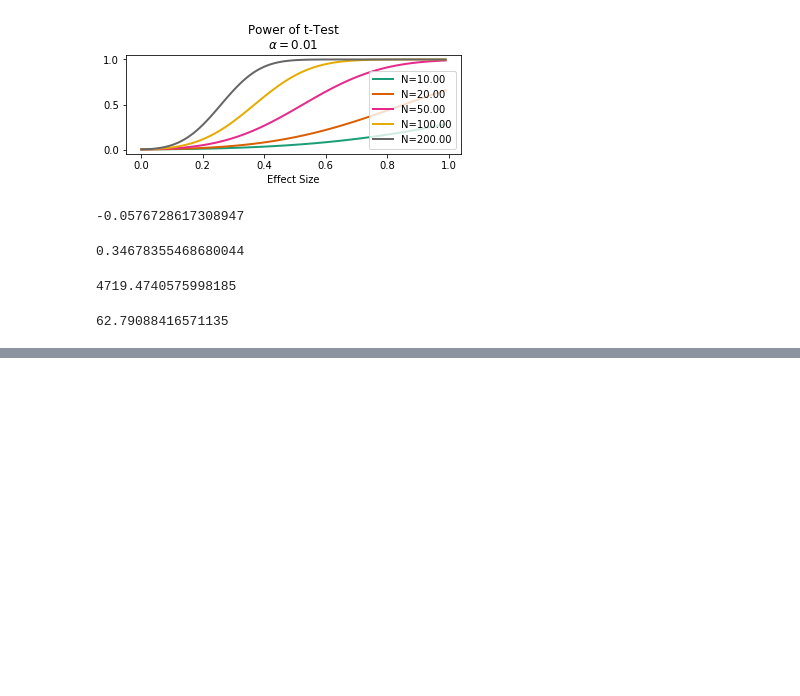
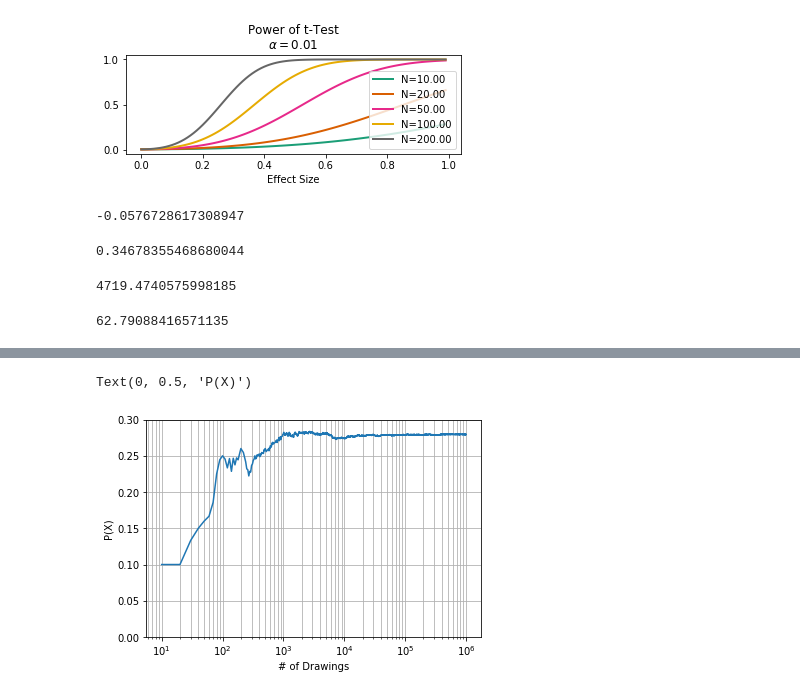
Before and after one commit to huangty1208/Data-Challenge, a Jupyter notebook: Customer Cliff/Scipy_stats.ipynb, the cells around one changed output, grey strips where cells are left out. Cells and saved outputs as stored; diff of their text form; code cells hidden in the pictures; blank space fills up the shorter version.

```diff
--- a/Customer Cliff/Scipy_stats.ipynb
+++ b/Customer Cliff/Scipy_stats.ipynb
@@ -677,0 +715,34 @@ required_n
+# %%
+# Bayes simulation
+
+ontime = 0
+
+prob = []
+nr_points = []
+for i in range(1, int(1e6)):
+    car_problem = np.random.random()
+
+    # Will he have a car problem?
+    if car_problem < 0.2:
+        # if he has  a car problem, will he still arrive on time?
+        train = np.random.choice(np.arange(1,11))
+        if train <= 2:
+            ontime += 1
+    else: # no car problem
+        ontime_noproblem = np.random.random()
+        if ontime_noproblem < 0.3:
+            ontime += 1
+
+    if i%10 == 0:
+        nr_points.append(i)
+        prob.append(ontime/(i))
+
+#plt.plot(prob)
+plt.semilogx(nr_points, prob)
+plt.ylim([0,0.3])
+plt.grid(True, which='both')
+plt.xlabel('# of Drawings')
+plt.ylabel('P(X)')
+# %% [output]
+Text(0, 0.5, 'P(X)')
+[figure, added]
```
Also changed, not shown: parts of 30 cells of this notebook.
